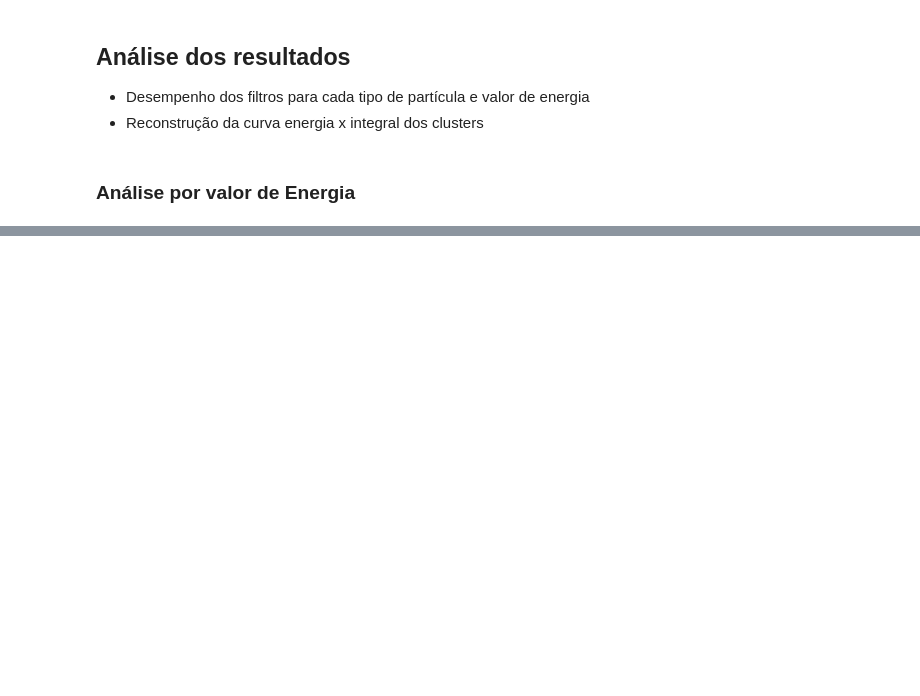
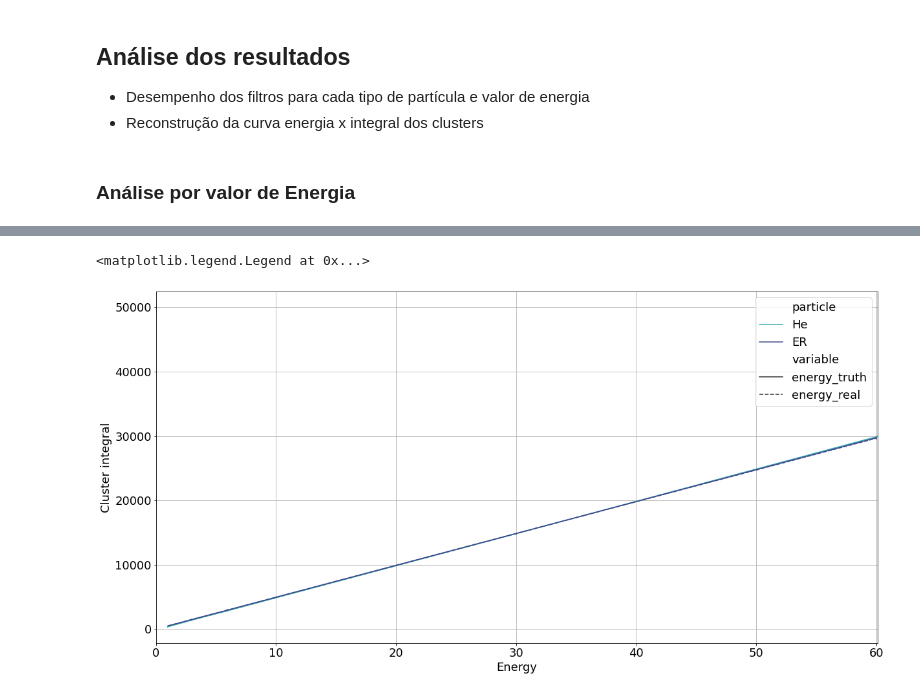
Before and after one commit to Gui1402/filtering_cygnus, a Jupyter notebook: notebooks/results_after_changes.ipynb, the cells around one changed output, grey strips where cells are left out. Drawn from its saved outputs; the diff is of its cells as text; code cells hidden in the pictures; blank space fills up the shorter version.

```diff
--- a/notebooks/results_after_changes.ipynb
+++ b/notebooks/results_after_changes.ipynb
@@ -175,0 +173,10 @@ plt.legend(fontsize=18)
+# %%
+teste = []
+for file in files:
+    d = load_data(file)
+    data_frame_teste = pd.DataFrame([d['Image_path'], d['Image_index'], d['Energy']['image_truth'], d['Energy']['image_real']]).T
+    teste.append(data_frame_teste)
+energy_df = pd.concat(teste)
+energy_df.columns = ['image_path', 'image_index', 'energy_truth', 'energy_real']
+# %%
+energy_df = pd.DataFrame.from_records(energy_df.image_path.apply(name_change).values, columns = ['particle', 'energy']).join(energy_df.reset_index().drop(['index', 'image_path', 'image_index'], axis=1))
@@ -175,0 +192,15 @@ plt.legend(fontsize=18)
+# %%
+energy_df[["energy", "energy_truth", "energy_real"]] = energy_df[["energy", "energy_truth", "energy_real"]].apply(pd.to_numeric)
+# %%
+fig, axes = plt.subplots(1, 1, figsize=(20, 10))
+palette = sns.color_palette("mako_r", 2)
+sns.lineplot(x="energy", y="value", hue="particle", data=pd.melt(energy_df, id_vars=['particle', 'energy']),  err_style="bars", style="variable",  palette=palette, ax=axes)
+axes.grid()
+axes.set_ylabel('Cluster integral', fontsize=18)
+axes.set_xlabel('Energy', fontsize=18)
+axes.set_xlim([0, 60.1])
+axes.tick_params(axis='both', which='major', labelsize=18)
+axes.legend(fontsize=18)
+# %% [output]
+<matplotlib.legend.Legend at 0x...>
+[figure, added]
```
Also changed, not shown: parts of 38 cells of this notebook, 3 other files.
